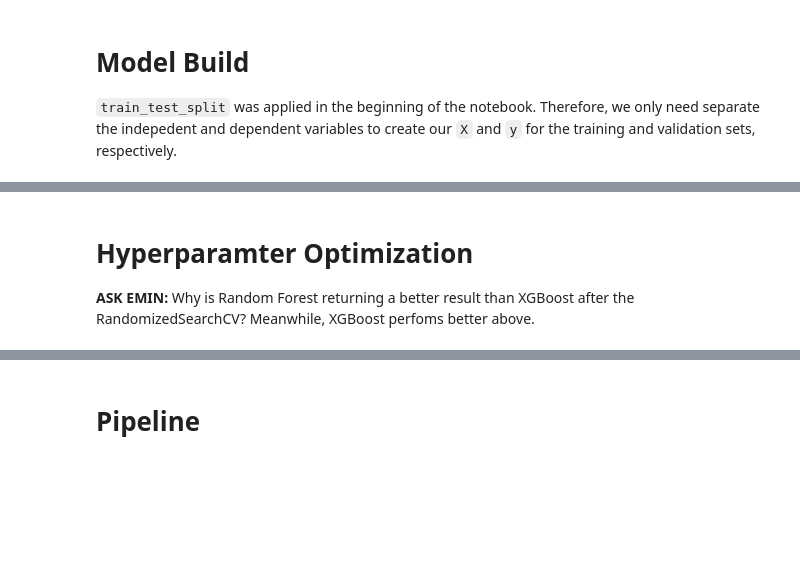
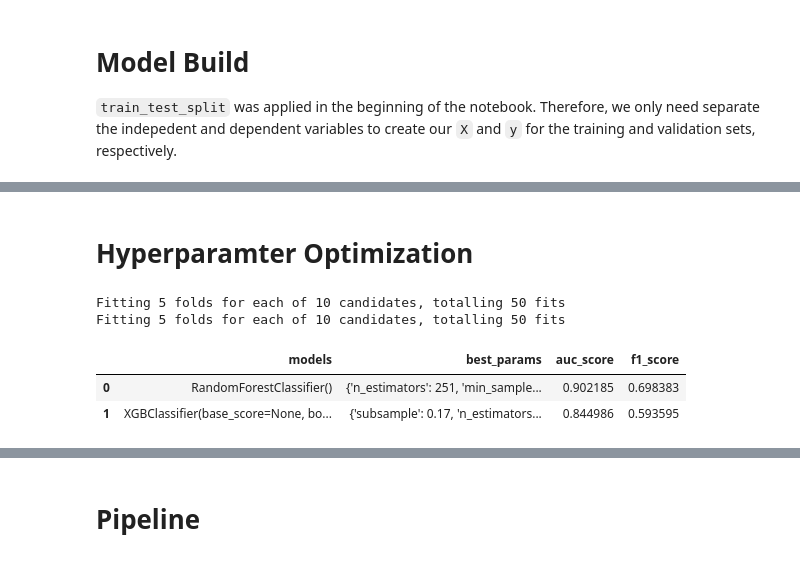
Before and after one commit to Morgan-Sell/no-vacancy, a Jupyter notebook: no_vacancy_eda.ipynb, the cells around one changed output, grey strips where cells are left out. Cells and saved outputs as stored; diff of their text form; code cells hidden in the pictures; blank space fills up the shorter version.

Commit message:
refactred logistic regression for inference and started to write the hypothesis generation

```diff
--- a/no_vacancy_eda.ipynb
+++ b/no_vacancy_eda.ipynb
@@ -717,7 +735,7 @@ class ValidationTransformationPipeline():
             [
                 df[self.numerical_vars],
                 df_ohe,
-                df[target_var],
+                df[self.target_var],
             ],
             axis=1,
         )
@@ -870,7 +1010,5 @@ print("ROC AUC Score: ", auc)
 # %% [markdown]
 # Hyperparamter Optimization
-
-**ASK EMIN:** Why is Random Forest returning a better result than XGBoost after the RandomizedSearchCV? Meanwhile, XGBoost perfoms better above.
 # %%
 from sklearn.model_selection import RandomizedSearchCV
 from sklearn.metrics import f1_score
@@ -890,7 +1028,7 @@ def best_model_selection(X_train, y_train, X_val, y_val, models, param_grid):
             verbose=10,
             random_state=3,
             n_jobs=-1,
-            scoring="roc_auc_score",
+            scoring="roc_auc",
 
         )
         random_cv.fit(X_train, y_train)
@@ -915,29 +1053,46 @@ def best_model_selection(X_train, y_train, X_val, y_val, models, param_grid):
 
     return models_with_performance
 # %%
+# initiate RandomForest and params
 model_rf = RandomForestClassifier()
-random_grid_rf = {'n_estimators': [int(x) for x in np.linspace(start = 0, stop = 100, num = 50)],
-                   'max_features': ['auto', 'sqrt'],
-                   'max_depth': [int(x) for x in np.linspace(0, 50, num = 10)],
-                   'min_samples_split': [2, 5, 10],
-                   'min_samples_leaf': [1, 2, 4],
-                   'bootstrap': [True, False]}
+random_grid_rf = {
+    'n_estimators': list(range(1, 502, 50)),
+    'max_features': ['log2', 'sqrt'],
+    'max_depth': list(range(1, 32, 5)),
+    'min_samples_split': [2, 5, 10],
+    'min_samples_leaf': [1, 2, 4],
+    'bootstrap': [True, False]
+}
 
+# XGBoost
 model_xgb = XGBClassifier()
-random_grid_xgboost = {'max_depth': [3, 4, 5, 6, 7, 8, 9, 10, 11, 12],
-                       'min_child_weight': np.arange(0.0001, 0.5, 0.001),
-                       'gamma': np.arange(0.0,40.0,0.005),
-                       'learning_rate': np.arange(0.0005,0.3,0.0005),
-                       'subsample': np.arange(0.01,1.0,0.01),
-                       'colsample_bylevel': np.round(np.arange(0.1,1.0,0.01)),
-                       'colsample_bytree': np.arange(0.1,1.0,0.01)}
+random_grid_xgboost = {
+    'n_estimators': list(range(1, 502, 50)),
+    'max_depth': [3, 4, 5, 6, 7, 8, 9, 10, 11, 12],
+    'min_child_weight': np.arange(0.0001, 0.5, 0.001),
+    'gamma': np.arange(0.0,40.0,0.005),
+    'learning_rate': np.arange(0.0005,0.3,0.0005),
+    'subsample': np.arange(0.01,1.0,0.01),
+    'colsample_bylevel': np.round(np.arange(0.1,1.0,0.01)),
+    'colsample_bytree': np.arange(0.1,1.0,0.01),
+    'eval_metric': ['auc'],
+}
+
+# Configure inputs for best_model_selection()
 models = list()
 models.append(model_rf)
 models.append(model_xgb)
 
 params = dict()
 params[0] = random_grid_rf
 params[1] = random_grid_xgboost
 
-
-best_model_selection(X_train, y_train, X_val, y_val, models, params)
+# Identify the optimal hyperparameters
+model_performance_df = best_model_selection(X_train, y_train, X_val, y_val, models, params)
+model_performance_df
+# %% [output]
+Fitting 5 folds for each of 10 candidates, totalling 50 fits
+Fitting 5 folds for each of 10 candidates, totalling 50 fits
+|  | models | best_params | auc_score | f1_score |
+| 0 | RandomForestClassifier() | {'n_estimators': 251, 'min_sample... | 0.902185 | 0.698383 |
+| 1 | XGBClassifier(base_score=None, bo... | {'subsample': 0.17, 'n_estimators... | 0.844986 | 0.593595 |
```
Also changed, not shown: parts of 13 cells of this notebook.
